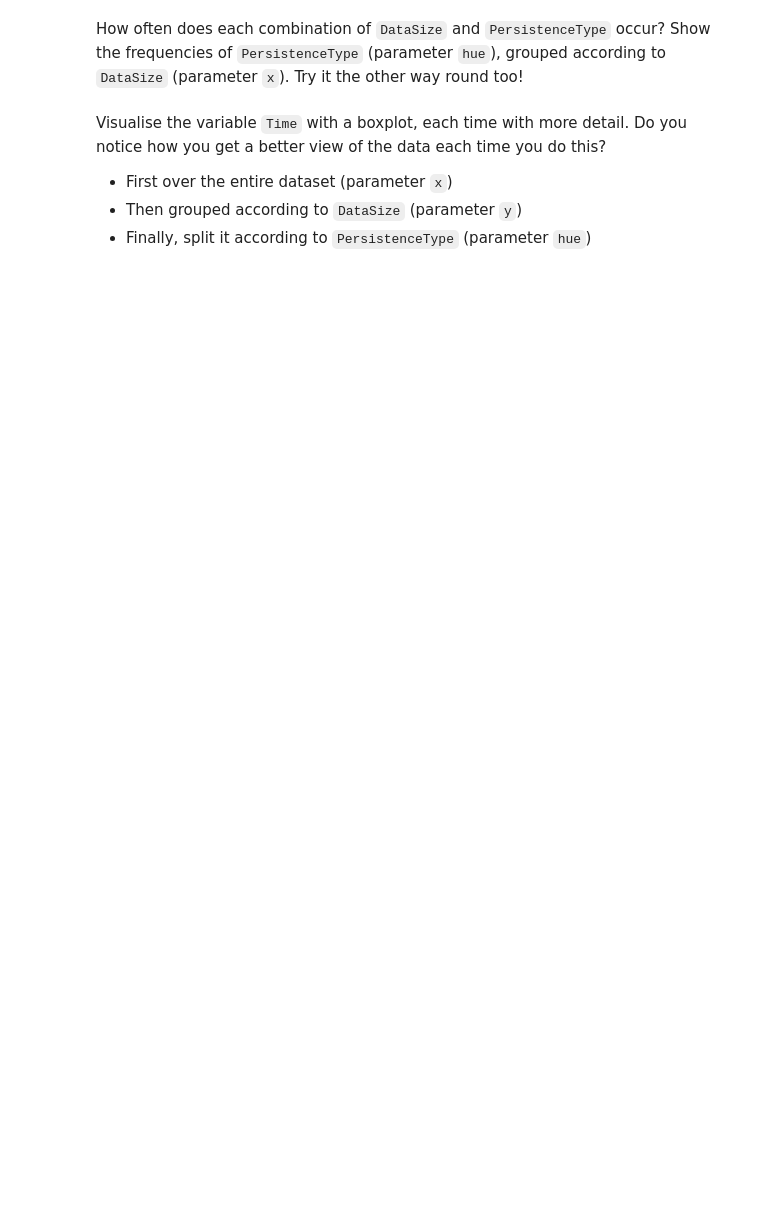
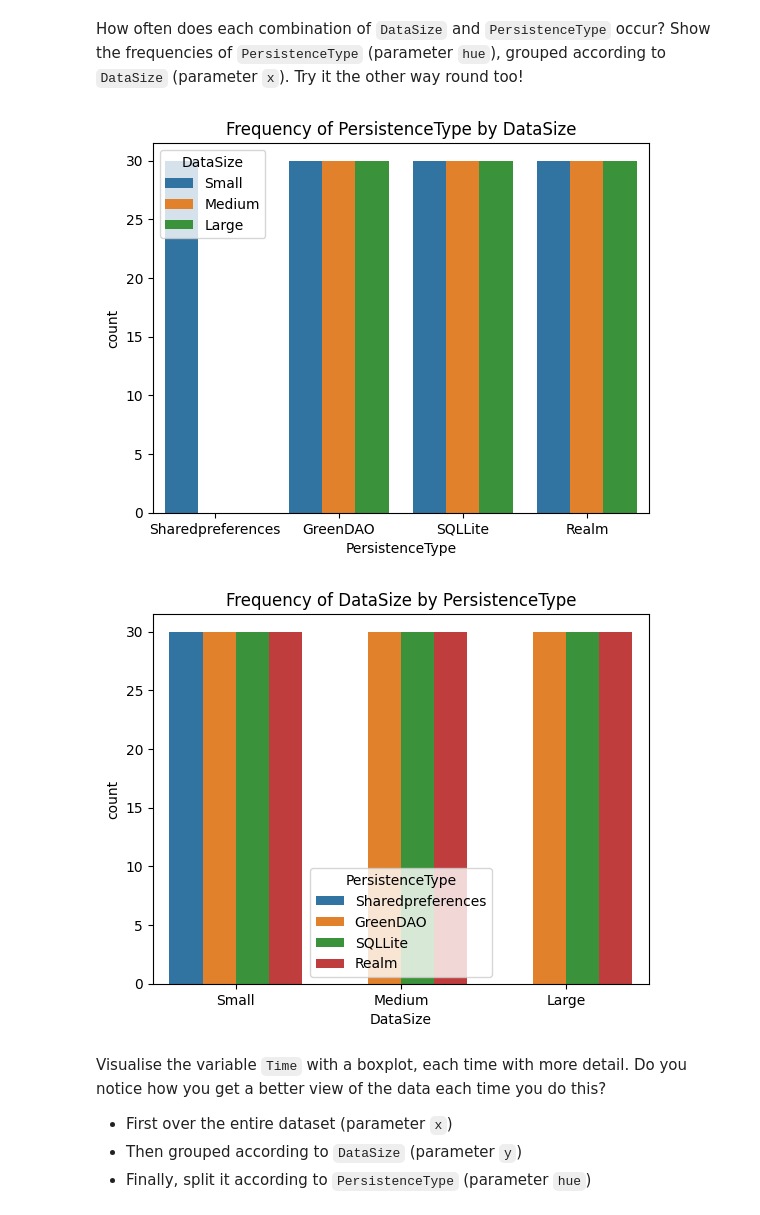
Before and after one commit to BrentVervaet/dsai-labs-bv, a Jupyter notebook: 2-analysis-1-var/lab-2.06-android-persistence.ipynb, the cells around one changed output. Drawn from its saved outputs; the diff is of its cells as text; code cells hidden in the pictures; blank space fills up the shorter version.

```diff
--- a/2-analysis-1-var/lab-2.06-android-persistence.ipynb
+++ b/2-analysis-1-var/lab-2.06-android-persistence.ipynb
@@ -18,5 +42,16 @@ Visualise the variables `DataSize` and `PersistenceType` separately using a suit
 # %% [markdown]
 How often does each combination of `DataSize` and `PersistenceType` occur? Show the frequencies of `PersistenceType` (parameter `hue`), grouped according to `DataSize` (parameter `x`). Try it the other way round too!
+# %%
+sns.countplot(x='PersistenceType', hue='DataSize', data=android)
+plt.title('Frequency of PersistenceType by DataSize')
+plt.show()
+
+sns.countplot(x='DataSize', hue='PersistenceType', data=android)
+plt.title('Frequency of DataSize by PersistenceType')
+plt.show()
+# %% [output]
+[figure, added]
+[figure, added]
 # %% [markdown]
 Visualise the variable `Time` with a boxplot, each time with more detail. Do you notice how you get a better view of the data each time you do this?
 
```
Also changed, not shown: parts of 4 cells of this notebook, 2 other files.
